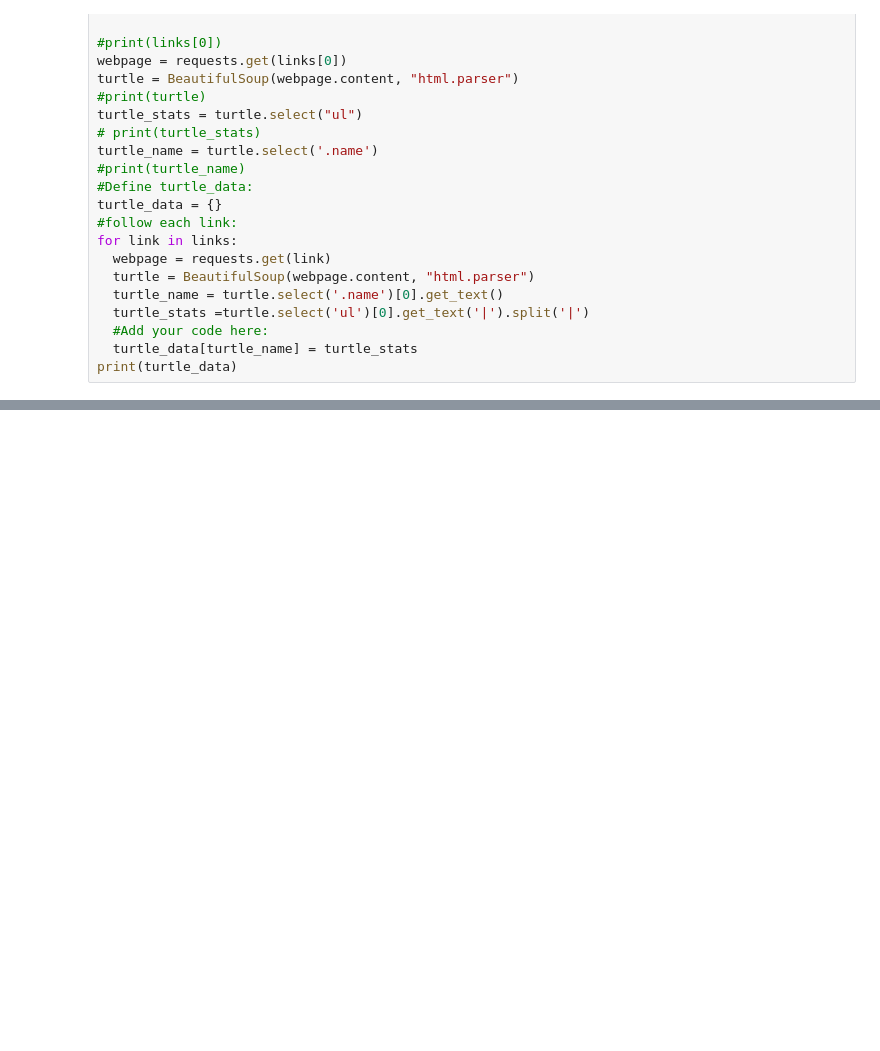
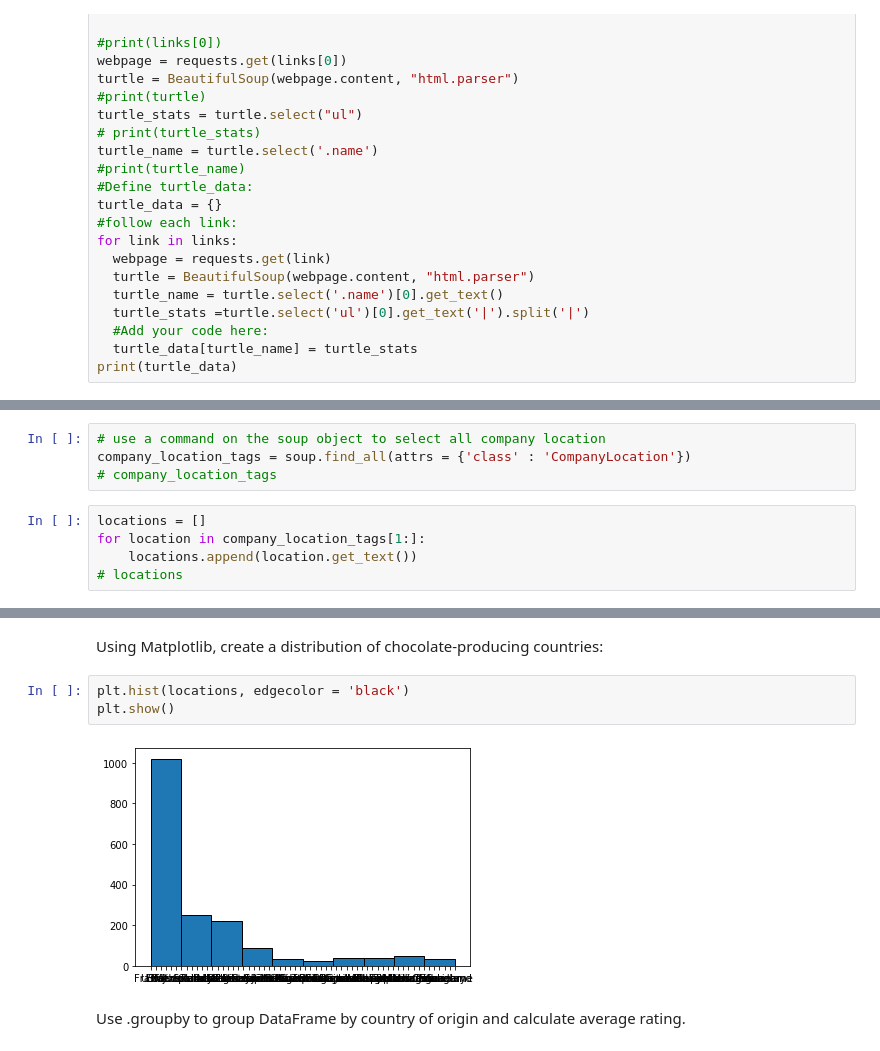
Before and after one commit to 82-petru/Web-Scraping, a Jupyter notebook: Web_scraping.ipynb, the cells around one changed output, grey strips where cells are left out. Drawn from its saved outputs; the diff is of its cells as text; blank space fills up the shorter version.

```diff
--- a/Web_scraping.ipynb
+++ b/Web_scraping.ipynb
@@ -241,0 +397,9 @@ print(turtle_data)
+# %%
+# use a command on the soup object to select all company location
+company_location_tags = soup.find_all(attrs = {'class' : 'CompanyLocation'})
+# company_location_tags
+# %%
+locations = []
+for location in company_location_tags[1:]:
+    locations.append(location.get_text())
+# locations
@@ -241,0 +418,9 @@ print(turtle_data)
+# %% [markdown]
+Using Matplotlib, create a distribution of chocolate-producing countries:
+# %%
+plt.hist(locations, edgecolor = 'black')
+plt.show()
+# %% [output]
+[figure, added]
+# %% [markdown]
+Use .groupby to group DataFrame by country of origin and calculate average rating.
```
Also changed, not shown: parts of 37 cells of this notebook.
